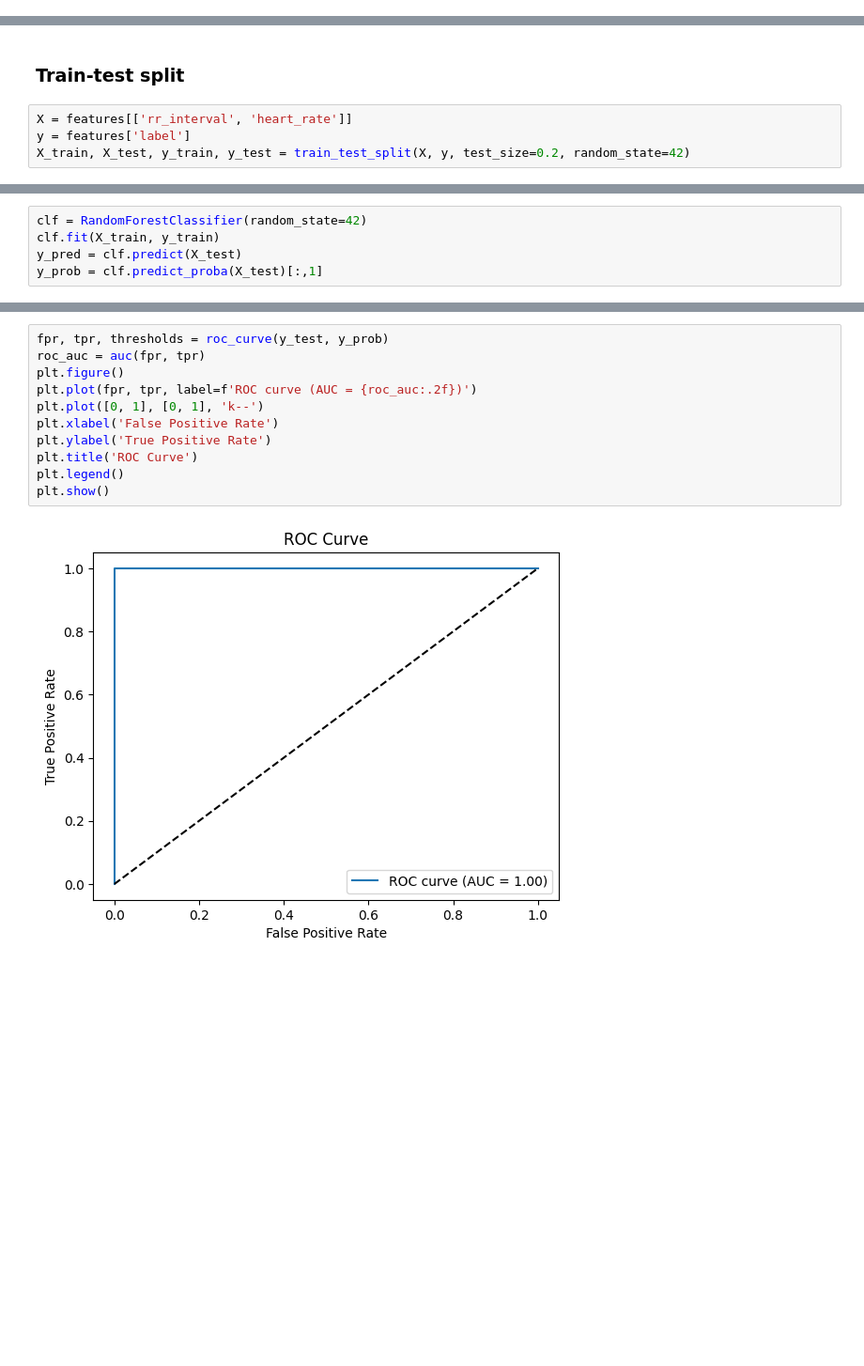
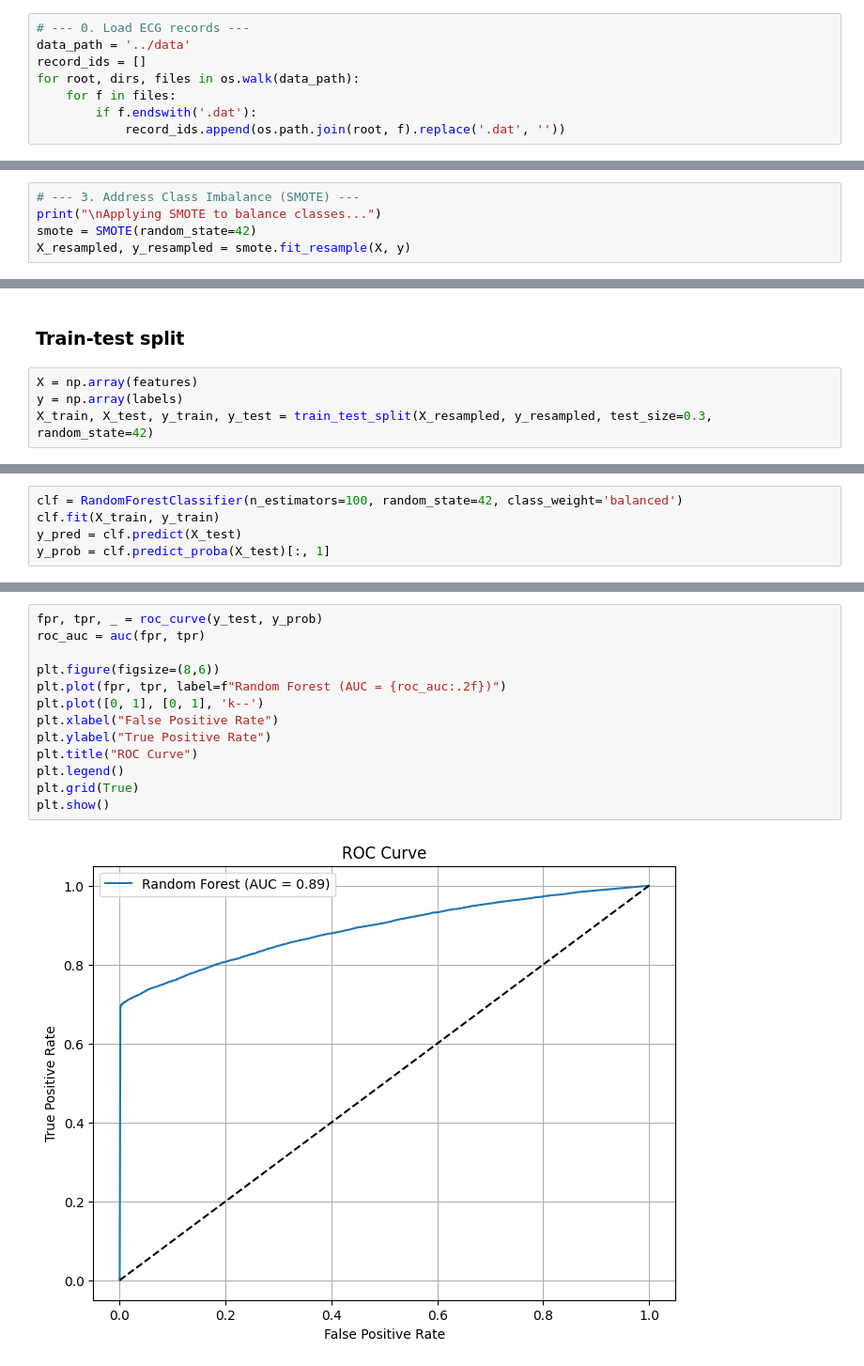
Before and after one commit to NadaMowafi/ECG-Arrhythmia-Detection, a Jupyter notebook: notebooks/classification.ipynb, the cells around one changed output, grey strips where cells are left out. Shown at 94% size. Drawn from its saved outputs; the diff is of its cells as text; blank space fills up the shorter version.

```diff
--- a/notebooks/classification.ipynb
+++ b/notebooks/classification.ipynb
@@ -77,0 +19,8 @@ y = [1 if label == 'Abnormal (Possible Arrhythmia)' else 0]  # 1=Abnormal, 0=Nor
+# %%
+# --- 0. Load ECG records ---
+data_path = '../data'
+record_ids = []
+for root, dirs, files in os.walk(data_path):
+    for f in files:
+        if f.endswith('.dat'):
+            record_ids.append(os.path.join(root, f).replace('.dat', ''))
@@ -77,0 +79,5 @@ y = [1 if label == 'Abnormal (Possible Arrhythmia)' else 0]  # 1=Abnormal, 0=Nor
+# %%
+# --- 3. Address Class Imbalance (SMOTE) ---
+print("\nApplying SMOTE to balance classes...")
+smote = SMOTE(random_state=42)
+X_resampled, y_resampled = smote.fit_resample(X, y)
@@ -78,7 +86,7 @@ y = [1 if label == 'Abnormal (Possible Arrhythmia)' else 0]  # 1=Abnormal, 0=Nor
 # %% [markdown]
 ### Train-test split
 # %%
-X = features[['rr_interval', 'heart_rate']]
-y = features['label']
-X_train, X_test, y_train, y_test = train_test_split(X, y, test_size=0.2, random_state=42)
+X = np.array(features)
+y = np.array(labels)
+X_train, X_test, y_train, y_test = train_test_split(X_resampled, y_resampled, test_size=0.3, random_state=42)
 # %% [markdown]
@@ -86,5 +94,5 @@ X_train, X_test, y_train, y_test = train_test_split(X, y, test_size=0.2, random_
 # %%
-clf = RandomForestClassifier(random_state=42)
+clf = RandomForestClassifier(n_estimators=100, random_state=42, class_weight='balanced')
 clf.fit(X_train, y_train)
 y_pred = clf.predict(X_test)
-y_prob = clf.predict_proba(X_test)[:,1]
+y_prob = clf.predict_proba(X_test)[:, 1]
@@ -116,13 +141,15 @@ Confusion Matrix:
 # %%
-fpr, tpr, thresholds = roc_curve(y_test, y_prob)
+fpr, tpr, _ = roc_curve(y_test, y_prob)
 roc_auc = auc(fpr, tpr)
-plt.figure()
-plt.plot(fpr, tpr, label=f'ROC curve (AUC = {roc_auc:.2f})')
+
+plt.figure(figsize=(8,6))
+plt.plot(fpr, tpr, label=f"Random Forest (AUC = {roc_auc:.2f})")
 plt.plot([0, 1], [0, 1], 'k--')
-plt.xlabel('False Positive Rate')
-plt.ylabel('True Positive Rate')
-plt.title('ROC Curve')
+plt.xlabel("False Positive Rate")
+plt.ylabel("True Positive Rate")
+plt.title("ROC Curve")
 plt.legend()
+plt.grid(True)
 plt.show()
 # %% [output]
-[figure, old version]
+[figure, new version]
```
Also changed, not shown: parts of 32 cells of this notebook, 1 other file.
